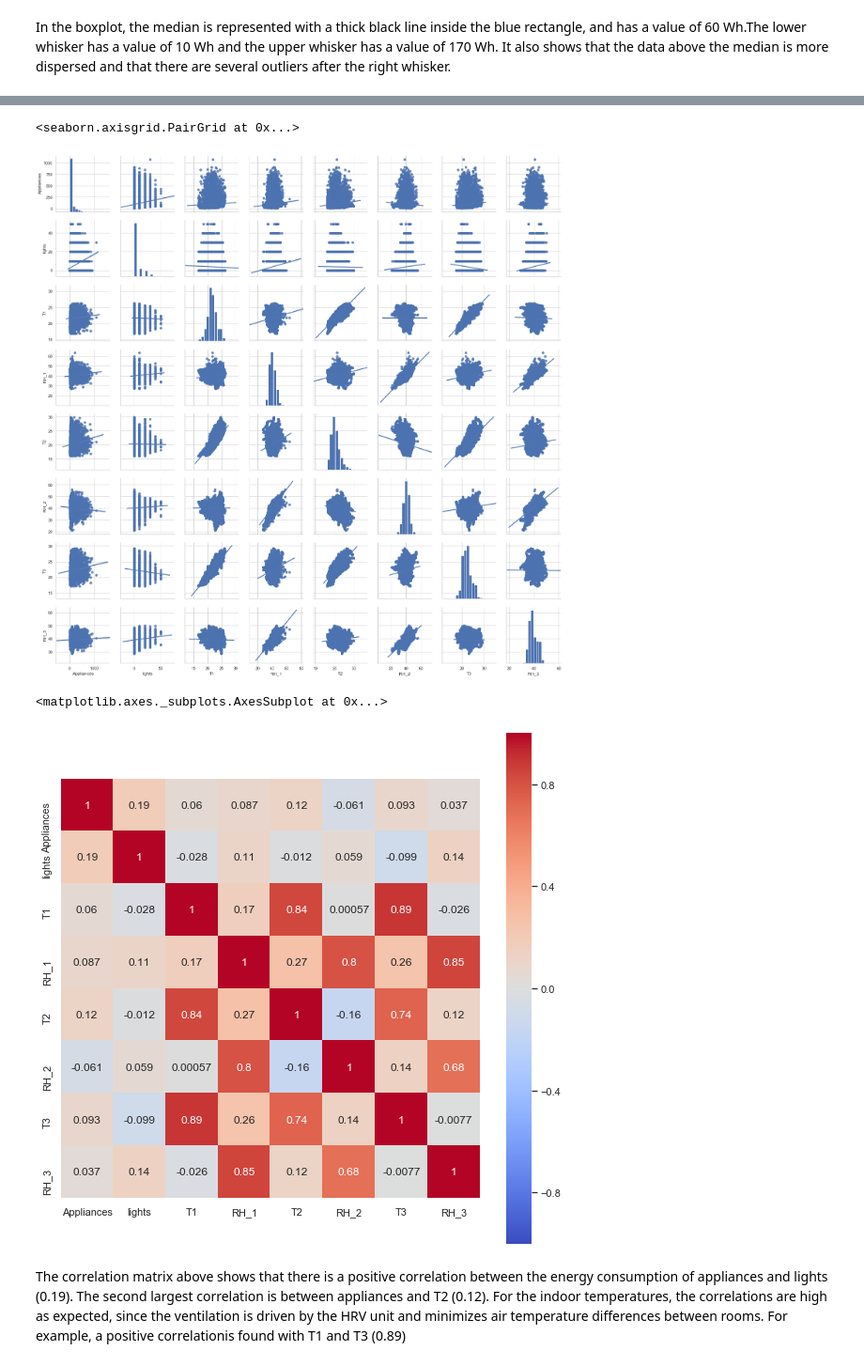
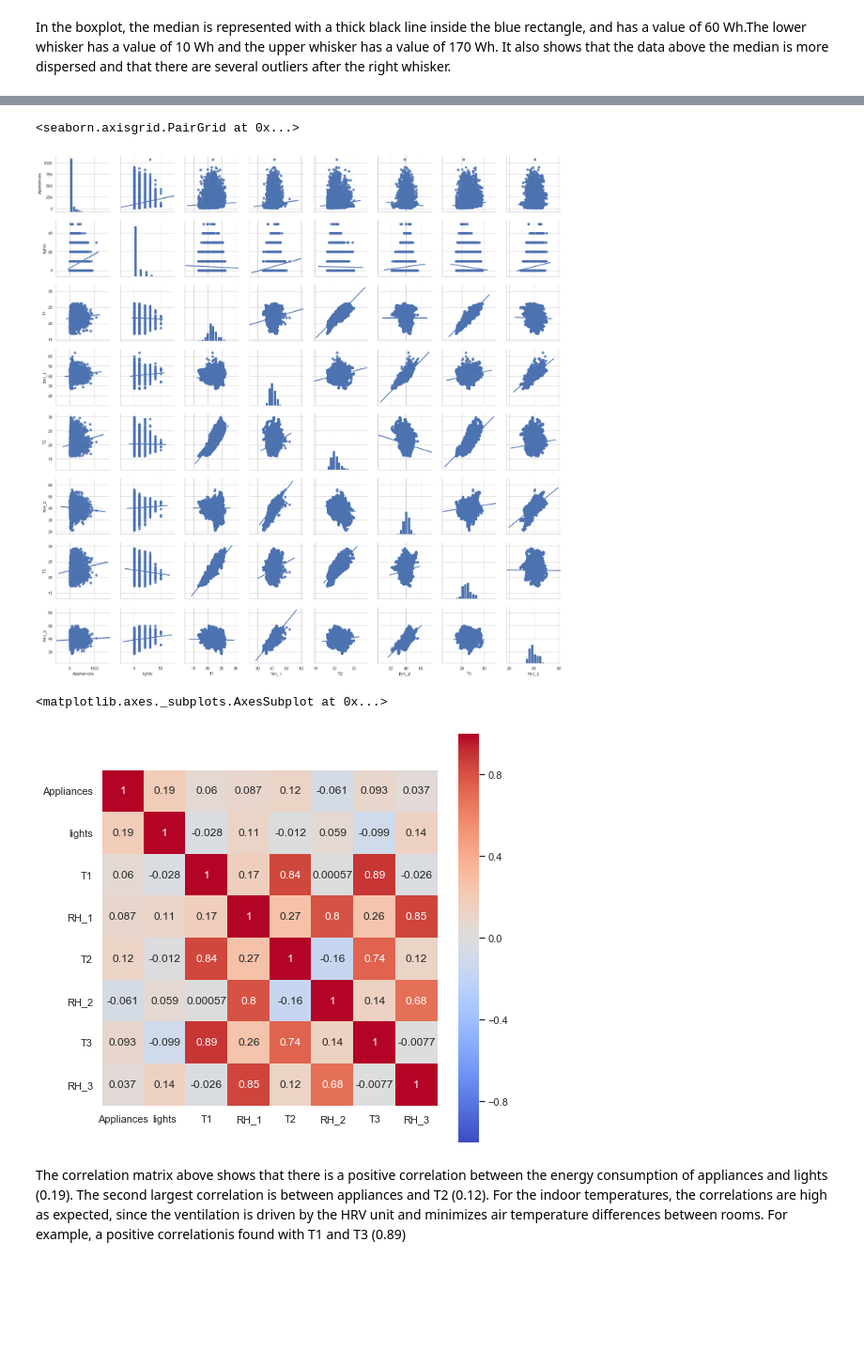
Before and after one commit to fracomp/datascience, a Jupyter notebook: portfolio 2.ipynb, the cells around one changed output, grey strips where cells are left out. Shown at 94% size. Drawn from its saved outputs; the diff is of its cells as text; code cells hidden in the pictures; blank space fills up the shorter version.

```diff
--- a/portfolio 2.ipynb
+++ b/portfolio 2.ipynb
@@ -83,17 +94,17 @@ In addition, a correlation matrix will be display in order to quantify these rel
 columns=['Appliances', 'lights', 'T1', 'RH_1', 'T2', 'RH_2', 'T3',
        'RH_3']
 df=tr[columns]
-sns.pairplot(df,kind='reg')
+sns.pairplot(df,kind='reg',diag_kind ='hist')
 # %% [output]
 <seaborn.axisgrid.PairGrid at 0x...>
-[figure, old version]
+[figure, new version]
 # %%
 corrmat=df.corr()
-plt.figure(figsize=(10,10))
+plt.figure(figsize=(8,8))
 sns.heatmap(corrmat,vmin=-1, vmax=1, square= True,annot=True,cmap='coolwarm')
 # %% [output]
 <matplotlib.axes._subplots.AxesSubplot at 0x...>
-[figure, old version]
+[figure, new version]
 # %% [markdown]
 The correlation matrix above shows that there is a positive correlation between the energy consumption of appliances and lights (0.19). The second largest correlation is between appliances and T2 (0.12). For the indoor temperatures, the correlations are high as expected, since the ventilation is driven by the HRV unit and minimizes air temperature differences between rooms. For example, a positive correlationis found with T1 and T3 (0.89)
 # %%
```
Also changed, not shown: parts of 37 cells of this notebook.
